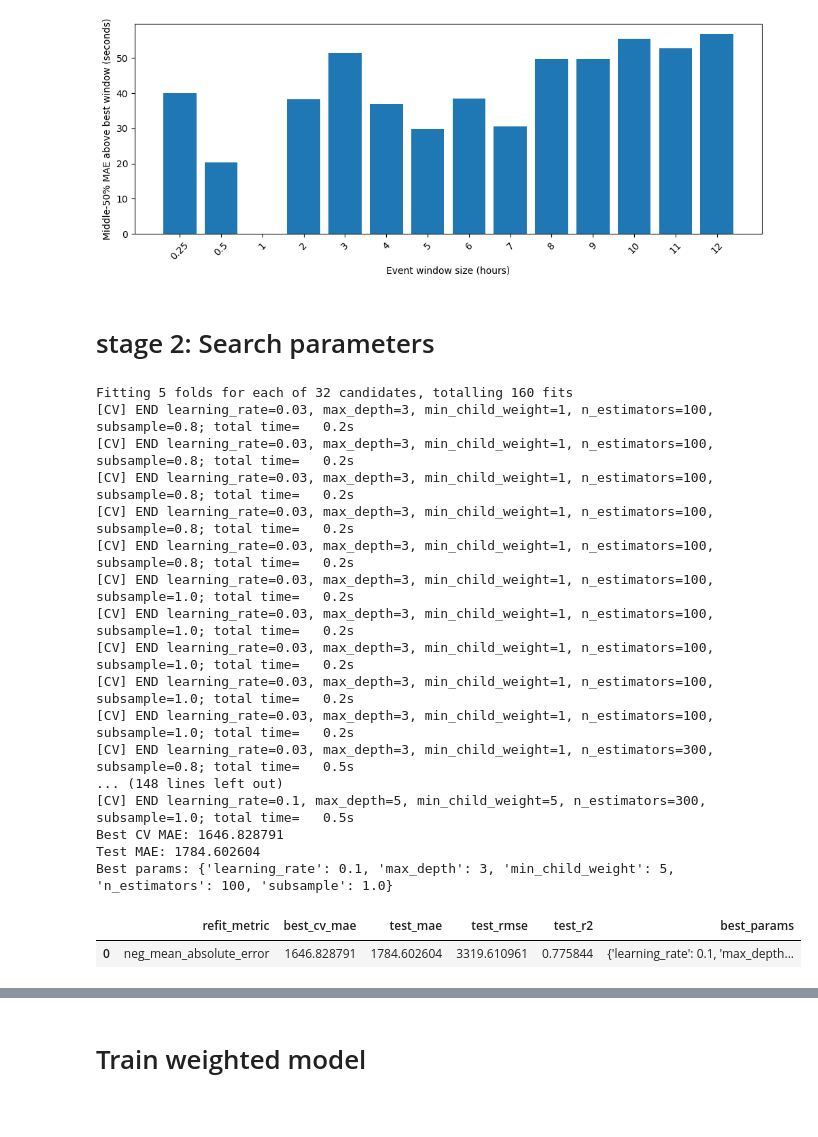
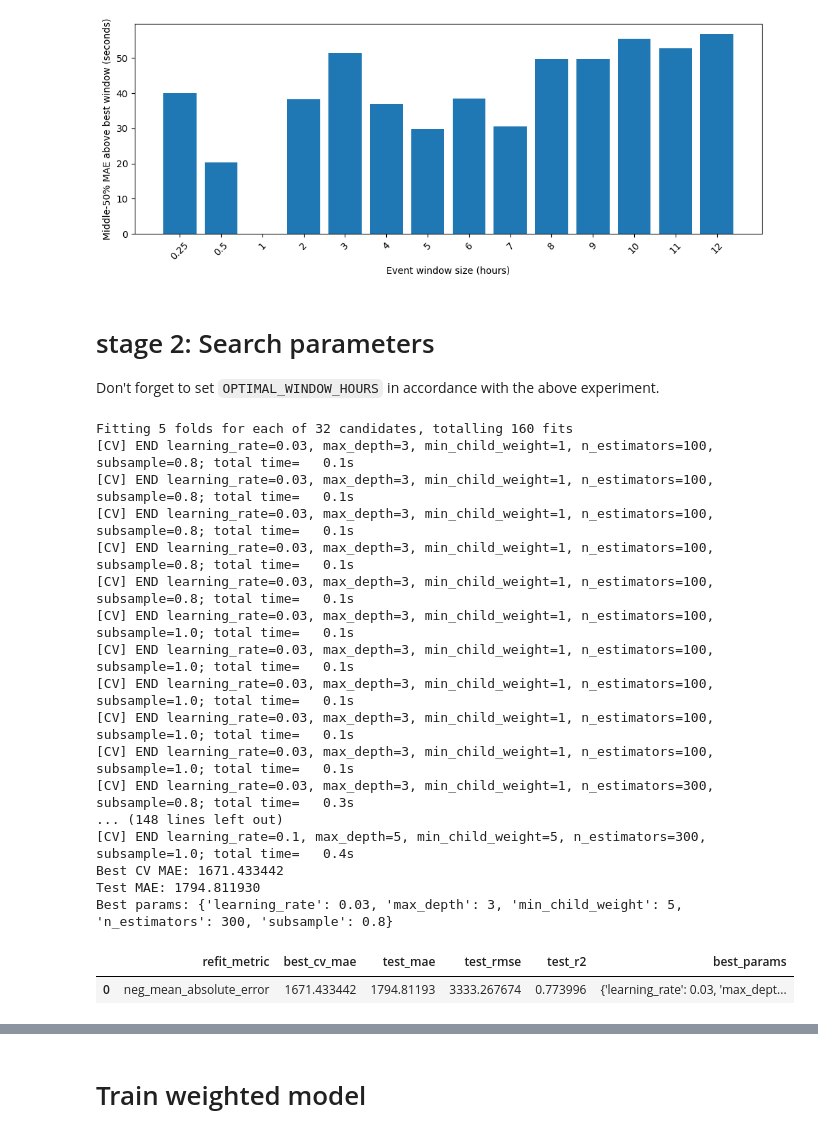
Before and after one commit to mohamad-hasan-sohan-ajini/predictive-maintenance, a Jupyter notebook: src/predictive_maintenance_xgboost_when.ipynb, the cells around one changed output, grey strips where cells are left out. Drawn from its saved outputs; the diff is of its cells as text; code cells hidden in the pictures.

Commit message:
Amend optimal window size

```diff
--- a/src/predictive_maintenance_xgboost_when.ipynb
+++ b/src/predictive_maintenance_xgboost_when.ipynb
@@ -227,6 +246,9 @@ plt.show()
 [figure]
 # %% [markdown]
 # stage 2: Search parameters
+
+
+Don't forget to set `OPTIMAL_WINDOW_HOURS` in accordance with the above experiment.
 # %%
 import json
 
@@ -235,12 +257,13 @@ from sklearn.model_selection import GridSearchCV, PredefinedSplit
 from xgboost import XGBRegressor
 
 # Optimal window from stage 1.
-OPTIMAL_WINDOW_HOURS = 5
+OPTIMAL_WINDOW_HOURS = 1
 optimal_dataset_path = DATA_DIR / f"dataset_winsize{OPTIMAL_WINDOW_HOURS:g}h_when.csv"
 
 GRID_SEARCH_OUTPUT_DIR = (
     OUTPUT_DIR / f"xgboost_gridcv_winsize{OPTIMAL_WINDOW_HOURS:g}h_when"
 )
+GRID_SEARCH_OUTPUT_DIR.mkdir(parents=True, exist_ok=True)
 
 REFIT_METRIC = "neg_mean_absolute_error"
 GRID_N_JOBS = 1
@@ -327,49 +350,49 @@ xgb_best_params = {
     json.dumps(xgb_best_params, indent=4)
 )
 
 xgb_test_predictions = pd.DataFrame(
     {
         "y_true": y_test.to_numpy(),
         "y_pred": xgb_y_pred,
         "absolute_error": np.abs(y_test.to_numpy() - xgb_y_pred),
     }
 )
 xgb_test_predictions.to_csv(
     GRID_SEARCH_OUTPUT_DIR / "xgboost_test_predictions.csv",
     index=False,
 )
 
 xgb_gridcv_summary = pd.DataFrame([xgb_best_params])
 xgb_gridcv_summary.to_csv(
     GRID_SEARCH_OUTPUT_DIR / "xgboost_gridcv_summary.csv",
     index=False,
 )
 
 print(f"Best CV MAE: {-xgb_grid_search.best_score_:.6f}")
 print(f"Test MAE: {xgb_test_mae:.6f}")
 print(f"Best params: {xgb_grid_search.best_params_}")
 
 xgb_gridcv_summary
 # %% [output]
 Fitting 5 folds for each of 32 candidates, totalling 160 fits
-[CV] END learning_rate=0.03, max_depth=3, min_child_weight=1, n_estimators=100, subsample=0.8; total time=   0.2s
-[CV] END learning_rate=0.03, max_depth=3, min_child_weight=1, n_estimators=100, subsample=0.8; total time=   0.2s
-[CV] END learning_rate=0.03, max_depth=3, min_child_weight=1, n_estimators=100, subsample=0.8; total time=   0.2s
-[CV] END learning_rate=0.03, max_depth=3, min_child_weight=1, n_estimators=100, subsample=0.8; total time=   0.2s
-[CV] END learning_rate=0.03, max_depth=3, min_child_weight=1, n_estimators=100, subsample=0.8; total time=   0.2s
-[CV] END learning_rate=0.03, max_depth=3, min_child_weight=1, n_estimators=100, subsample=1.0; total time=   0.2s
-[CV] END learning_rate=0.03, max_depth=3, min_child_weight=1, n_estimators=100, subsample=1.0; total time=   0.2s
-[CV] END learning_rate=0.03, max_depth=3, min_child_weight=1, n_estimators=100, subsample=1.0; total time=   0.2s
-[CV] END learning_rate=0.03, max_depth=3, min_child_weight=1, n_estimators=100, subsample=1.0; total time=   0.2s
-[CV] END learning_rate=0.03, max_depth=3, min_child_weight=1, n_estimators=100, subsample=1.0; total time=   0.2s
-[CV] END learning_rate=0.03, max_depth=3, min_child_weight=1, n_estimators=300, subsample=0.8; total time=   0.5s
+[CV] END learning_rate=0.03, max_depth=3, min_child_weight=1, n_estimators=100, subsample=0.8; total time=   0.1s
+[CV] END learning_rate=0.03, max_depth=3, min_child_weight=1, n_estimators=100, subsample=0.8; total time=   0.1s
+[CV] END learning_rate=0.03, max_depth=3, min_child_weight=1, n_estimators=100, subsample=0.8; total time=   0.1s
+[CV] END learning_rate=0.03, max_depth=3, min_child_weight=1, n_estimators=100, subsample=0.8; total time=   0.1s
+[CV] END learning_rate=0.03, max_depth=3, min_child_weight=1, n_estimators=100, subsample=0.8; total time=   0.1s
+[CV] END learning_rate=0.03, max_depth=3, min_child_weight=1, n_estimators=100, subsample=1.0; total time=   0.1s
+[CV] END learning_rate=0.03, max_depth=3, min_child_weight=1, n_estimators=100, subsample=1.0; total time=   0.1s
+[CV] END learning_rate=0.03, max_depth=3, min_child_weight=1, n_estimators=100, subsample=1.0; total time=   0.1s
+[CV] END learning_rate=0.03, max_depth=3, min_child_weight=1, n_estimators=100, subsample=1.0; total time=   0.1s
+[CV] END learning_rate=0.03, max_depth=3, min_child_weight=1, n_estimators=100, subsample=1.0; total time=   0.1s
+[CV] END learning_rate=0.03, max_depth=3, min_child_weight=1, n_estimators=300, subsample=0.8; total time=   0.3s
 ... (148 lines left out)
-[CV] END learning_rate=0.1, max_depth=5, min_child_weight=5, n_estimators=300, subsample=1.0; total time=   0.5s
-Best CV MAE: 1646.828791
-Test MAE: 1784.602604
-Best params: {'learning_rate': 0.1, 'max_depth': 3, 'min_child_weight': 5, 'n_estimators': 100, 'subsample': 1.0}
+[CV] END learning_rate=0.1, max_depth=5, min_child_weight=5, n_estimators=300, subsample=1.0; total time=   0.4s
+Best CV MAE: 1671.433442
+Test MAE: 1794.811930
+Best params: {'learning_rate': 0.03, 'max_depth': 3, 'min_child_weight': 5, 'n_estimators': 300, 'subsample': 0.8}
 |  | refit_metric | best_cv_mae | test_mae | test_rmse | test_r2 | best_params |
-| 0 | neg_mean_absolute_error | 1646.828791 | 1784.602604 | 3319.610961 | 0.775844 | {'learning_rate': 0.1, 'max_depth... |
+| 0 | neg_mean_absolute_error | 1671.433442 | 1794.81193 | 3333.267674 | 0.773996 | {'learning_rate': 0.03, 'max_dept... |
 # %%
 import matplotlib.pyplot as plt
 import numpy as np
```
Also changed, not shown: parts of 4 cells of this notebook.
